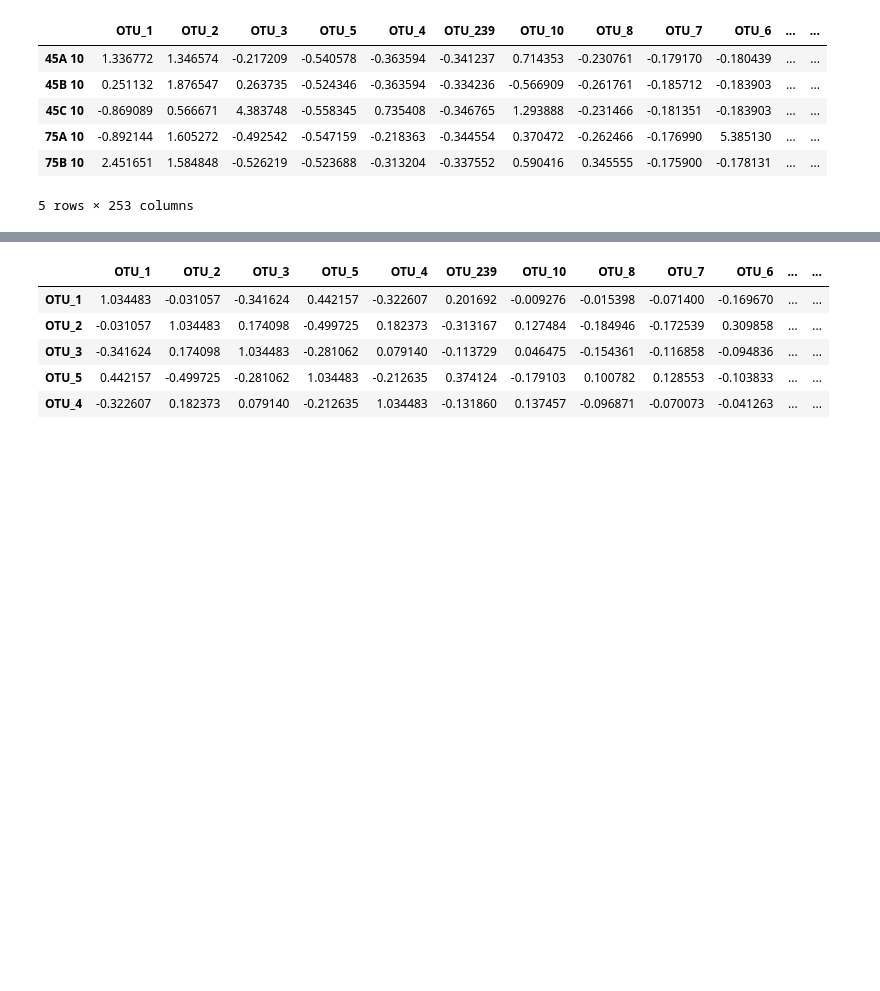
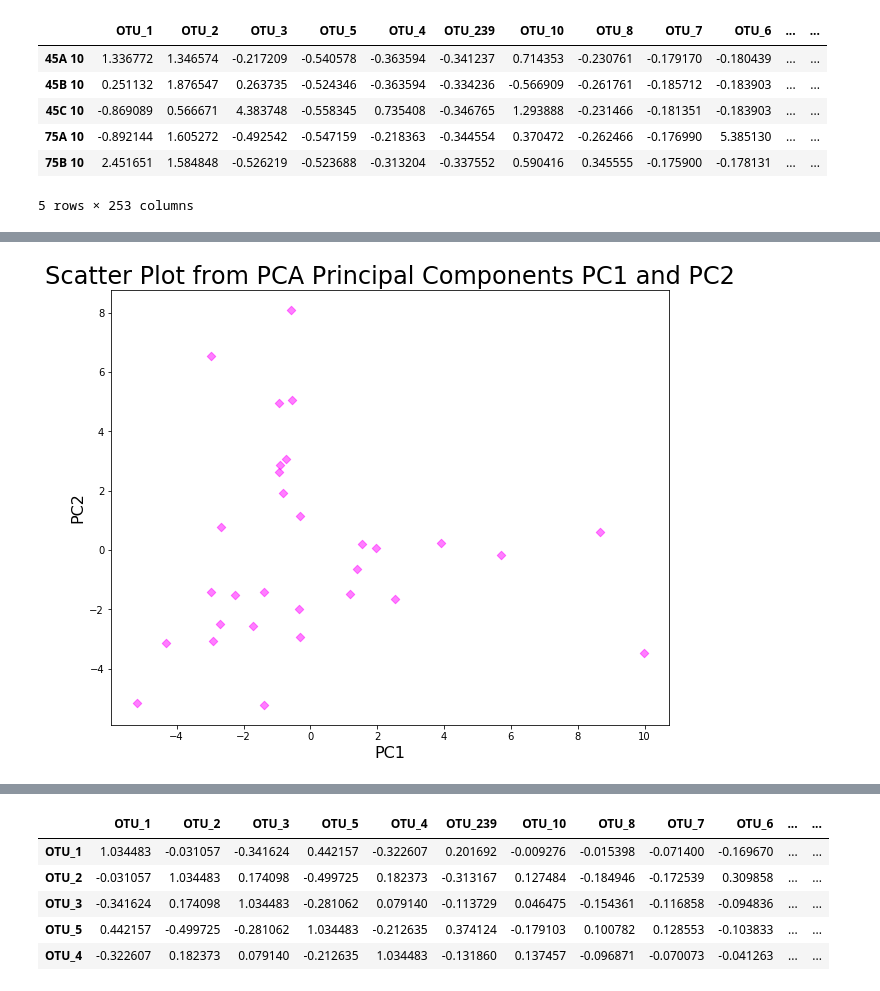
Before and after one commit to kaykrish/comab, a Jupyter notebook: par_cor_oad_t.ipynb, the cells around one changed output, grey strips where cells are left out. Saved outputs shown, nothing was run; the diff lists cells and outputs as text; code cells hidden in the pictures; blank space fills up the shorter version.

```diff
--- a/par_cor_oad_t.ipynb
+++ b/par_cor_oad_t.ipynb
@@ -81,0 +218,16 @@ norm_t.head()
+# %%
+#Scatter Plot of transposed data
+#Initialize figure
+fig2 = plt.figure(figsize=(10,8))
+
+#Plot histogram
+plt.scatter(pca_df_t['PC1'], pca_df_t['PC2'], alpha=0.5, marker='D', color='magenta')
+#plt.scatter(pca_df_t['PC2'], pca_df_t['PC1'], alpha=0.5, marker='D', color='cyan')
+
+#Titles and lables
+plt.ylabel('PC2', fontsize=16)
+plt.xlabel('PC1', fontsize=16)
+plt.title("Scatter Plot from PCA Principal Components PC1 and PC2", fontsize=24)
+plt.show()
+# %% [output]
+[figure, added]
```
Also changed, not shown: parts of 32 cells of this notebook.
